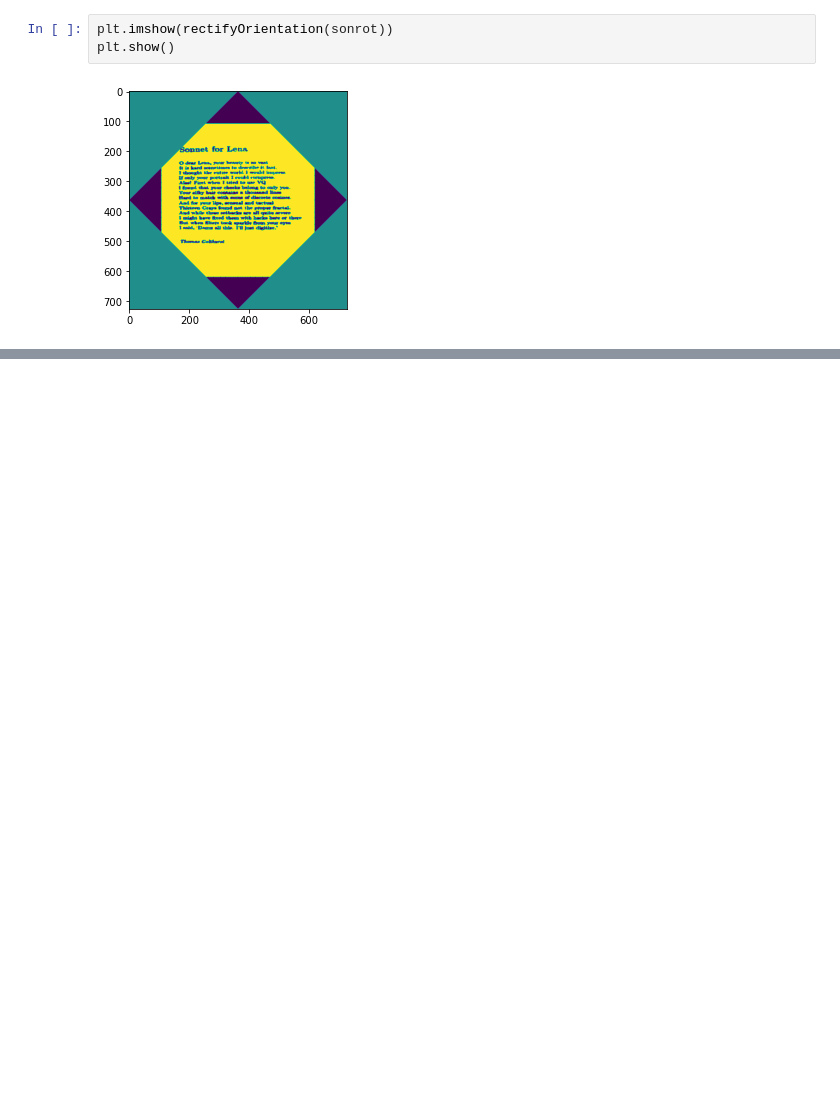
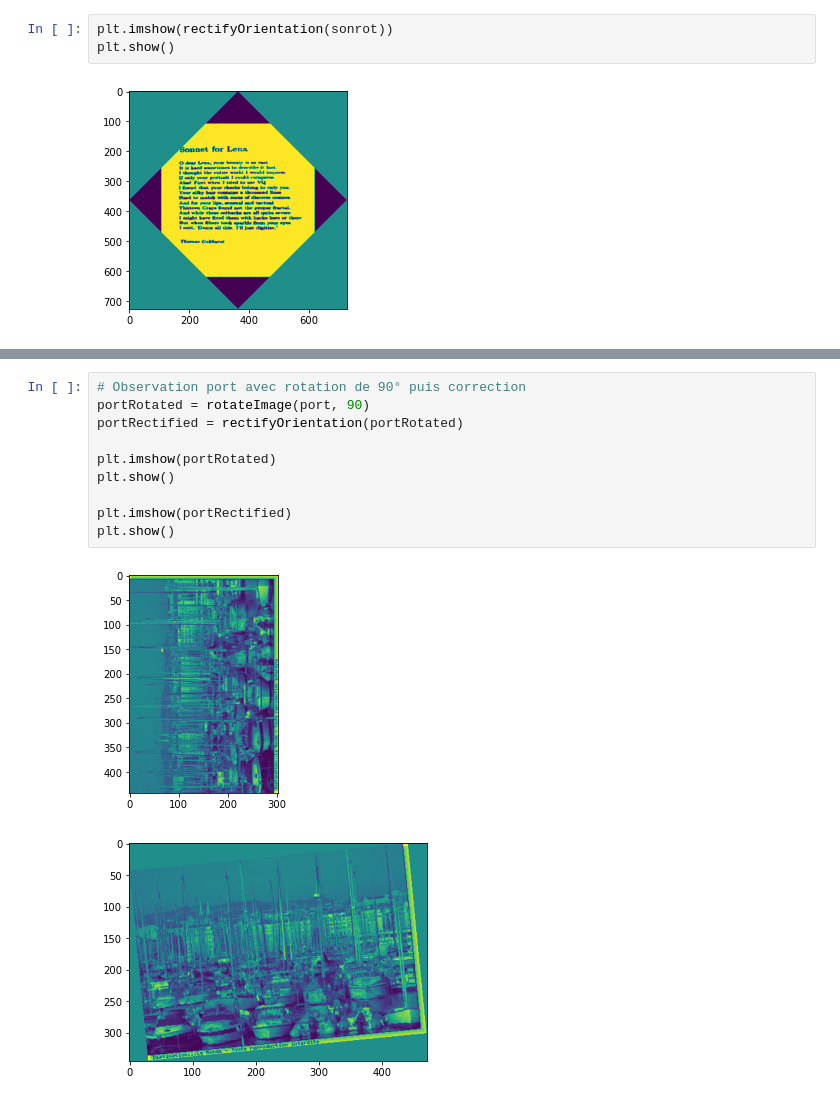
Before and after one commit to LUKALAVAL/BIMA, a Jupyter notebook: TME2/TME2.ipynb, the cells around one changed output, grey strips where cells are left out. Drawn from its saved outputs; the diff is of its cells as text; blank space fills up the shorter version.

```diff
--- a/TME2/TME2.ipynb
+++ b/TME2/TME2.ipynb
@@ -205,0 +249,13 @@ plt.show()
+# %%
+# Observation port avec rotation de 90° puis correction
+portRotated = rotateImage(port, 90)
+portRectified = rectifyOrientation(portRotated)
+
+plt.imshow(portRotated)
+plt.show()
+
+plt.imshow(portRectified)
+plt.show()
+# %% [output]
+[figure, added]
+[figure, added]
```
Also changed, not shown: parts of 11 cells of this notebook.
